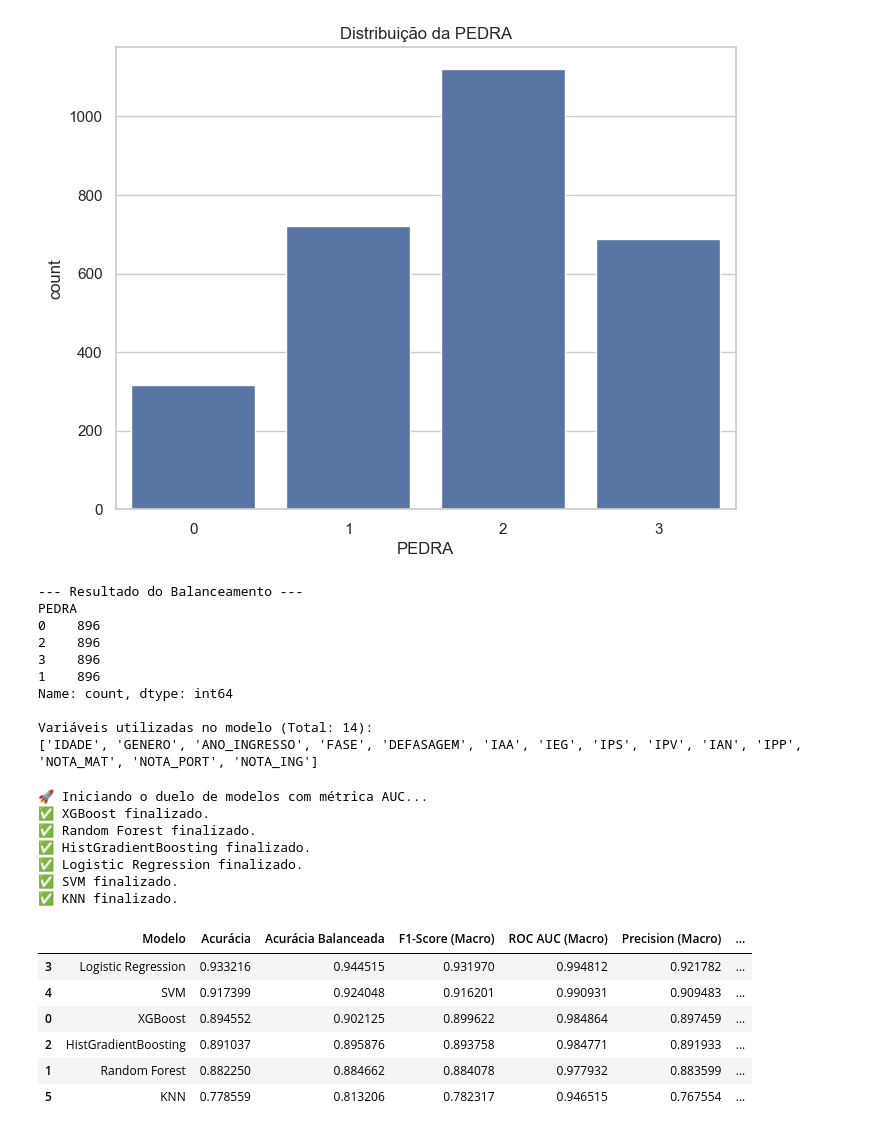
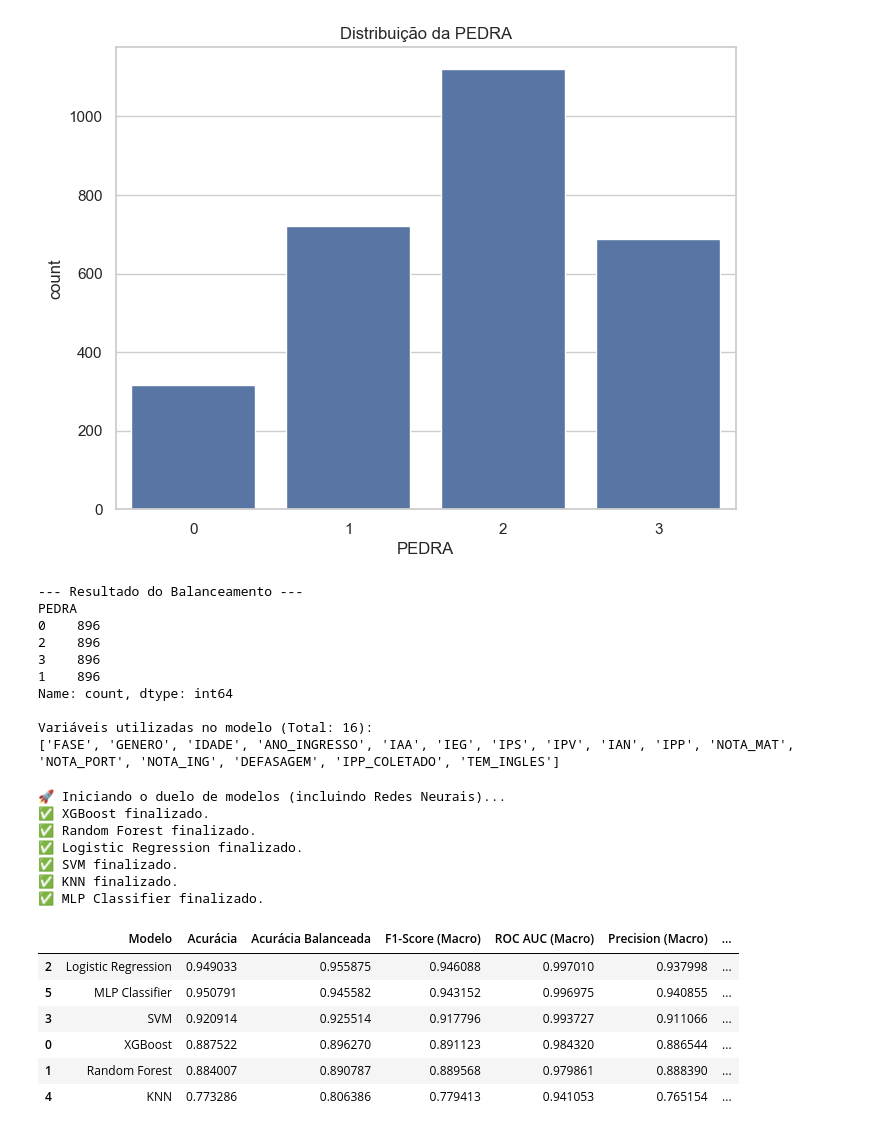
Before and after one commit to Lakand/Datathon-MLET, a Jupyter notebook: notebooks/exploracao_dados.ipynb, the cells around one changed output. Cells and saved outputs as stored; diff of their text form; code cells hidden in the pictures.

```diff
--- a/notebooks/exploracao_dados.ipynb
+++ b/notebooks/exploracao_dados.ipynb
@@ -581,19 +581,14 @@ from sklearn.preprocessing import StandardScaler
 from imblearn.over_sampling import SMOTE
 from sklearn.model_selection import train_test_split
 
-# 1. Seleção de Variáveis (Trocando IDA pelas Notas Individuais)
-colunas_essenciais = [
-    'IDADE', 'GENERO', 'ANO_INGRESSO', 'FASE', 'DEFASAGEM', # Perfil
-    'IAA', 'IEG', 'IPS', 'IPV', 'IAN', 'IPP',               # Pilares (sem IDA)
-    'NOTA_MAT', 'NOTA_PORT', 'NOTA_ING',                    # Notas detalhadas
-    'PEDRA'                                                 # Alvo
-]
+
+
 
 # Criando o dataset de modelagem (usando df_final do seu notebook)
-df_modelagem = df_final[colunas_essenciais].copy()
+df_modelagem = df_final.copy()
 
 # 2. Preparação dos dados
-X = df_modelagem.drop('PEDRA', axis=1)
+X = df_modelagem.drop(['PEDRA', 'RA', 'ANO_DATATHON'], axis=1)
 y = df_modelagem['PEDRA']
 
 # Split de Treino e Teste
@@ -624,73 +619,85 @@ PEDRA
 1    896
 Name: count, dtype: int64
 
-Variáveis utilizadas no modelo (Total: 14):
-['IDADE', 'GENERO', 'ANO_INGRESSO', 'FASE', 'DEFASAGEM', 'IAA', 'IEG', 'IPS', 'IPV', 'IAN', 'IPP', 'NOTA_MAT', 'NOTA_PORT', 'NOTA_ING']
+Variáveis utilizadas no modelo (Total: 16):
+['FASE', 'GENERO', 'IDADE', 'ANO_INGRESSO', 'IAA', 'IEG', 'IPS', 'IPV', 'IAN', 'IPP', 'NOTA_MAT', 'NOTA_PORT', 'NOTA_ING', 'DEFASAGEM', 'IPP_COLETADO', 'TEM_INGLES']
 # %%
 import pandas as pd
 from xgboost import XGBClassifier
-from sklearn.ensemble import RandomForestClassifier, HistGradientBoostingClassifier
+from sklearn.ensemble import RandomForestClassifier
+from sklearn.neural_network import MLPClassifier
 from sklearn.linear_model import LogisticRegression
 from sklearn.svm import SVC
 from sklearn.neighbors import KNeighborsClassifier
 from sklearn.metrics import (accuracy_score, precision_score, recall_score,
                              f1_score, balanced_accuracy_score, roc_auc_score)
 
-# 1. Definindo a lista de modelos (Total: 6)
+# 1. Definindo a lista de modelos (Agora com MLP)
 modelos = {
     "XGBoost": XGBClassifier(random_state=42, use_label_encoder=False, eval_metric='mlogloss'),
     "Random Forest": RandomForestClassifier(random_state=42),
-    "HistGradientBoosting": HistGradientBoostingClassifier(random_state=42),
     "Logistic Regression": LogisticRegression(max_iter=1000, random_state=42),
-    "SVM": SVC(probability=True, random_state=42), # probability=True é necessário para AUC
-    "KNN": KNeighborsClassifier(n_neighbors=5)
+    "SVM": SVC(probability=True, random_state=42),
+    "KNN": KNeighborsClassifier(n_neighbors=5),
+
+    # --- NOVO MODELO ADICIONADO ---
+    "MLP Classifier": MLPClassifier(
+        hidden_layer_sizes=(100, 50), # Duas camadas ocultas
+        max_iter=1000,                # Mais iterações para garantir convergência
+        activation='relu',            # Função de ativação padrão
+        solver='adam',                # Otimizador padrão
+        random_state=42
+    )
 }
 
 # 2. Loop de avaliação
 resultados = []
 
-print("🚀 Iniciando o duelo de modelos com métrica AUC...")
+print("🚀 Iniciando o duelo de modelos (incluindo Redes Neurais)...")
 
 for nome, modelo in modelos.items():
     # Treinamento com dados balanceados
+    # Nota: O MLP é muito sensível à escala. Certifique-se que X_resampled também esteja escalado
     modelo.fit(X_resampled, y_resampled)
 
-    # Previsão de classes e de probabilidades (necessário para AUC)
+    # Previsão de classes e de probabilidades
     y_pred = modelo.predict(X_test_scaled)
     y_probs = modelo.predict_proba(X_test_scaled)
 
     # Cálculo das métricas
     metrics = {
         "Modelo": nome,
         "Acurácia": accuracy_score(y_test, y_pred),
         "Acurácia Balanceada": balanced_accuracy_score(y_test, y_pred),
         "F1-Score (Macro)": f1_score(y_test, y_pred, average='macro'),
         "ROC AUC (Macro)": roc_auc_score(y_test, y_probs, multi_class='ovr', average='macro'),
         "Precision (Macro)": precision_score(y_test, y_pred, average='macro'),
         "Recall (Macro)": recall_score(y_test, y_pred, average='macro')
     }
 
     resultados.append(metrics)
     print(f"✅ {nome} finalizado.")
 
 # 3. Exibindo o Ranking ordenado pelo F1-Score e AUC
 df_comparacao = pd.DataFrame(resultados).sort_values(by=["F1-Score (Macro)", "ROC AUC (Macro)"], ascending=False)
+
+# Formatação opcional para deixar a tabela mais bonita no Jupyter
 display(df_comparacao)
 # %% [output]
-🚀 Iniciando o duelo de modelos com métrica AUC...
+🚀 Iniciando o duelo de modelos (incluindo Redes Neurais)...
 ✅ XGBoost finalizado.
 ✅ Random Forest finalizado.
-✅ HistGradientBoosting finalizado.
 ✅ Logistic Regression finalizado.
 ✅ SVM finalizado.
 ✅ KNN finalizado.
+✅ MLP Classifier finalizado.
 |  | Modelo | Acurácia | Acurácia Balanceada | F1-Score (Macro) | ROC AUC (Macro) | Precision (Macro) | ... |
-| 3 | Logistic Regression | 0.933216 | 0.944515 | 0.931970 | 0.994812 | 0.921782 | ... |
-| 4 | SVM | 0.917399 | 0.924048 | 0.916201 | 0.990931 | 0.909483 | ... |
-| 0 | XGBoost | 0.894552 | 0.902125 | 0.899622 | 0.984864 | 0.897459 | ... |
-| 2 | HistGradientBoosting | 0.891037 | 0.895876 | 0.893758 | 0.984771 | 0.891933 | ... |
-| 1 | Random Forest | 0.882250 | 0.884662 | 0.884078 | 0.977932 | 0.883599 | ... |
-| 5 | KNN | 0.778559 | 0.813206 | 0.782317 | 0.946515 | 0.767554 | ... |
+| 2 | Logistic Regression | 0.949033 | 0.955875 | 0.946088 | 0.997010 | 0.937998 | ... |
+| 5 | MLP Classifier | 0.950791 | 0.945582 | 0.943152 | 0.996975 | 0.940855 | ... |
+| 3 | SVM | 0.920914 | 0.925514 | 0.917796 | 0.993727 | 0.911066 | ... |
+| 0 | XGBoost | 0.887522 | 0.896270 | 0.891123 | 0.984320 | 0.886544 | ... |
+| 1 | Random Forest | 0.884007 | 0.890787 | 0.889568 | 0.979861 | 0.888390 | ... |
+| 4 | KNN | 0.773286 | 0.806386 | 0.779413 | 0.941053 | 0.765154 | ... |
 # %%
 from sklearn.model_selection import RandomizedSearchCV
 from sklearn.linear_model import LogisticRegression
```
Also changed, not shown: parts of 6 cells of this notebook, 10 other files.
